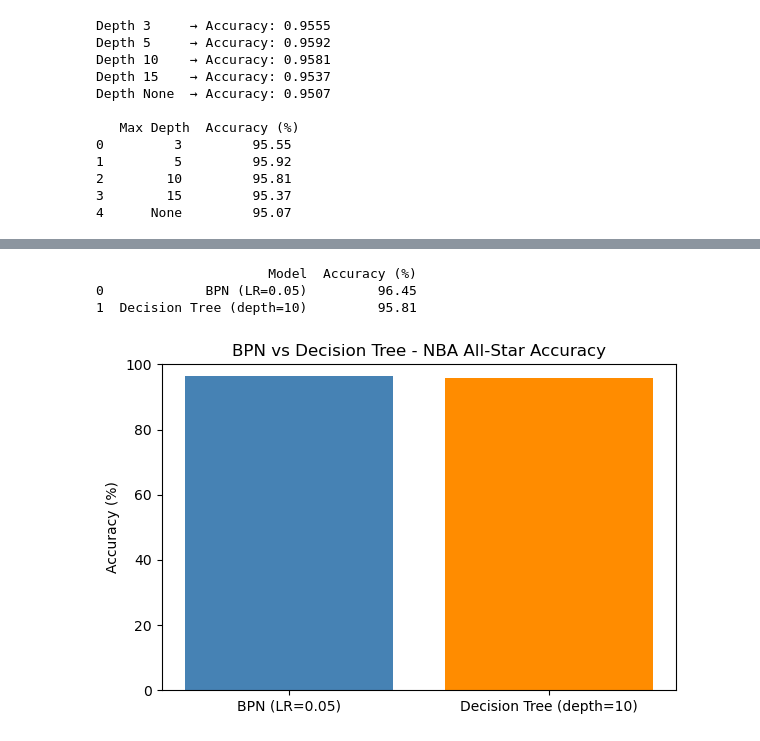
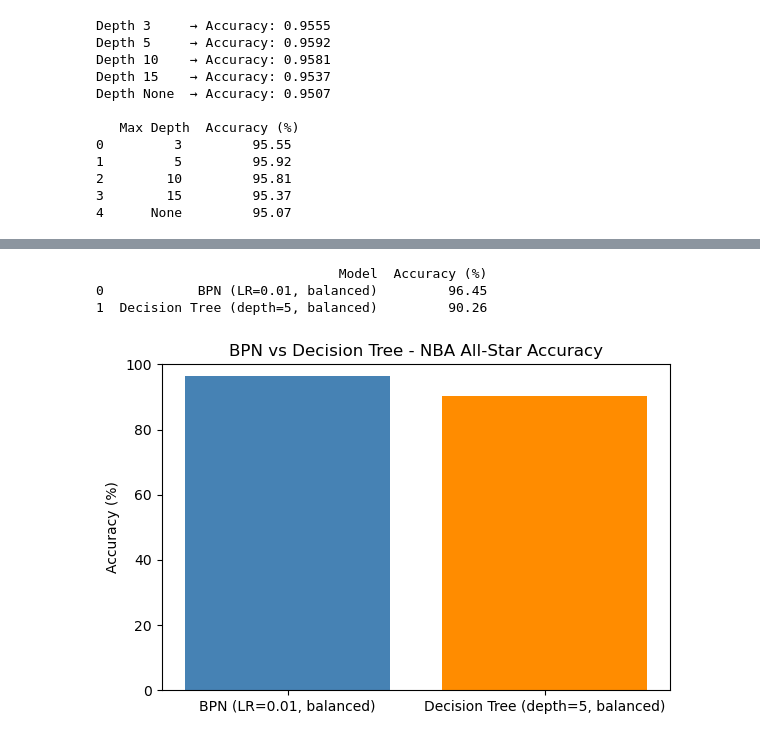
Before and after one commit to Testin33/Data-Mining-Midterm-Project, a Jupyter notebook: tree_nba.ipynb, the cells around one changed output, grey strips where cells are left out. Cells and saved outputs as stored; diff of their text form; code cells hidden in the pictures.

```diff
--- a/tree_nba.ipynb
+++ b/tree_nba.ipynb
@@ -78,18 +109,37 @@ Depth None  → Accuracy: 0.9507
 # %%
+import unicodedata
 # Best model + Classification Report
-best_dt = DecisionTreeClassifier(max_depth=10, random_state=42)
+best_dt = DecisionTreeClassifier(max_depth=5, class_weight='balanced', random_state=42)
 best_dt.fit(X_train, y_train)
 y_pred = best_dt.predict(X_test)
 
 print("Classification Report ")
 print(classification_report(y_test, y_pred, target_names=['Non All-Star', 'All-Star']))
+def _norm(s):
+    return unicodedata.normalize('NFD', s).encode('ascii', 'ignore').decode().lower()
 
-# Recalling
-sample = X_test[0].reshape(1, -1)
-pred = best_dt.predict(sample)[0]
-actual = y_test[0]
-print(f'Recalling example → Predicted: {"All-Star" if pred == 1 else "Non All-Star"}')
-print(f'Actual:              {"All-Star" if actual == 1 else "Non All-Star"}')
+THRESHOLD = 0.35
+famous = ['LeBron James', 'Stephen Curry', 'Kevin Durant',
+          'Giannis Antetokounmpo', 'Nikola Jokic']
+
+print(f'\n{"Player":<28} {"P(All-Star)":<14} {"Predicted":<15} {"Actual"}')
+print('-' * 68)
+for name in famous:
+    mask = df['player'].apply(_norm).str.contains(_norm(name), regex=False)
+    rows = df[mask]
+    if rows.empty:
+        print(f'{name:<28} not found in dataset')
+        continue
+    # prefer a season where player WAS an All-Star
+    allstar_rows = rows[rows['all_star'] == 1]
+    row = allstar_rows.iloc[-1] if not allstar_rows.empty else rows.iloc[-1]
+    x    = scaler.transform([row[features].values])
+    prob = best_dt.predict_proba(x)[0][1]
+    pred = 1 if prob >= THRESHOLD else 0
+    actual = int(row['all_star'])
+    print(f'{row["player"]:<28} {prob:<14.3f} '
+          f'{"All-Star" if pred==1 else "Non All-Star":<15} '
+          f'{"All-Star" if actual==1 else "Non All-Star"}')
 # %% [output]
 Classification Report
               precision    recall  f1-score   support
@@ -117,23 +173,24 @@ plt.show()
 # %%
 # BPN vs Decision Tree comparison
-bpn_acc = 0.9645  # Best BPN: LR 0.05
+# NOTE: update bpn_acc after running bpn_nba.ipynb Cell 9 (best model with oversampling)
+bpn_acc = 0.9645  # placeholder — replace with actual accuracy from bpn_nba.ipynb Cell 9
 dt_acc = accuracy_score(y_test, y_pred)
 
 comparison = pd.DataFrame({
-    'Model': ['BPN (LR=0.05)', 'Decision Tree (depth=10)'],
+    'Model': ['BPN (LR=0.01, balanced)', 'Decision Tree (depth=5, balanced)'],
     'Accuracy (%)': [round(bpn_acc * 100, 2), round(dt_acc * 100, 2)]
 })
 print(comparison)
 
 plt.figure(figsize=(6, 4))
 plt.bar(comparison['Model'], comparison['Accuracy (%)'], color=['steelblue', 'darkorange'])
 plt.title('BPN vs Decision Tree - NBA All-Star Accuracy')
 plt.ylabel('Accuracy (%)')
 plt.ylim(0, 100)
 plt.tight_layout()
 plt.show()
 # %% [output]
-                      Model  Accuracy (%)
-0             BPN (LR=0.05)         96.45
-1  Decision Tree (depth=10)         95.81
+                               Model  Accuracy (%)
+0            BPN (LR=0.01, balanced)         96.45
+1  Decision Tree (depth=5, balanced)         90.26
-[figure, old version]
+[figure, new version]
```
Also changed, not shown: parts of 4 cells of this notebook, 3 other files.
